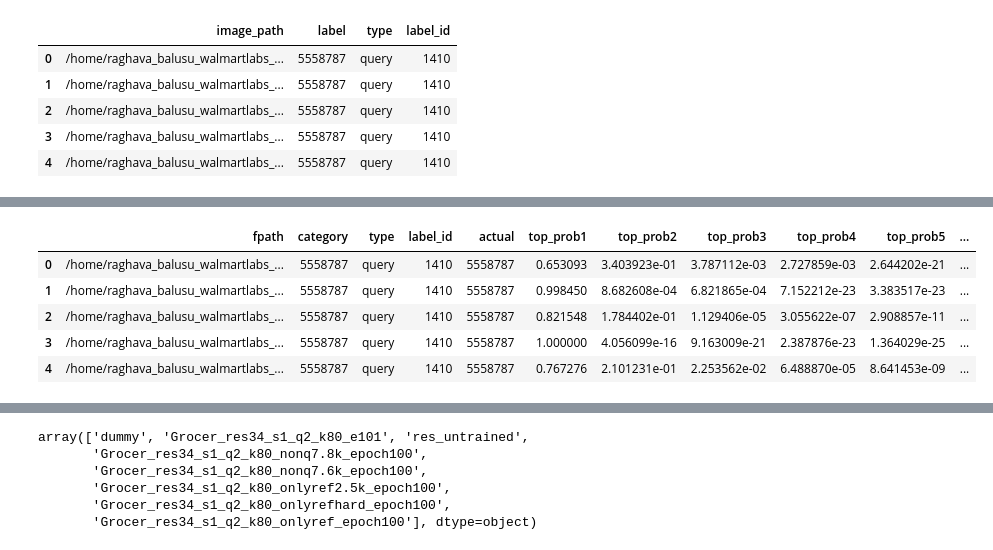
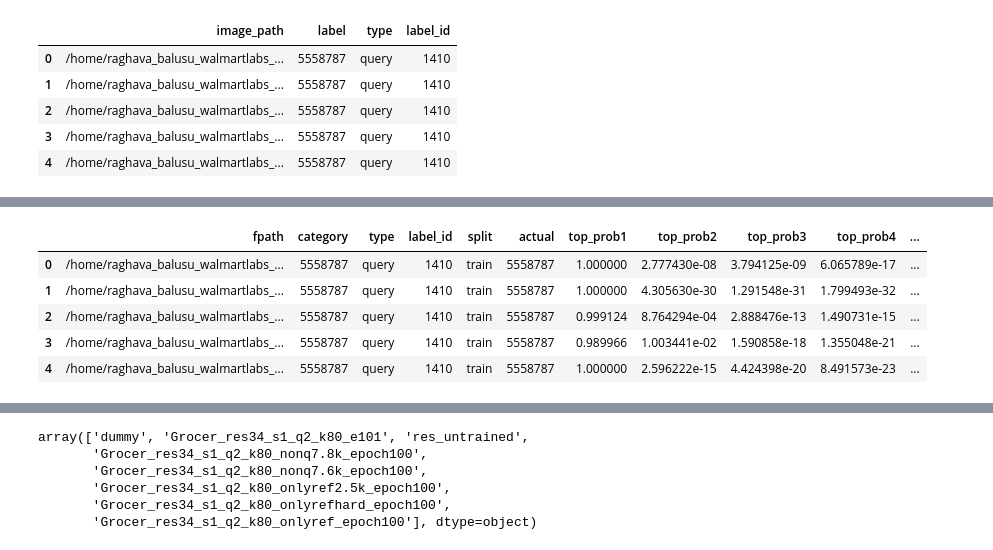
Before and after one commit to raghavab1992/protonet-fine-grained-clf, a Jupyter notebook: app/whale/BrainCorpDataset_ProtoNet.ipynb, the cells around one changed output, grey strips where cells are left out. Saved outputs shown, nothing was run; the diff lists cells and outputs as text; code cells hidden in the pictures.

```diff
--- a/app/whale/BrainCorpDataset_ProtoNet.ipynb
+++ b/app/whale/BrainCorpDataset_ProtoNet.ipynb
@@ -301,7 +309,10 @@ class NShotTaskSampler_custom(Sampler):
                     batch.append(i)
 
             for k in episode_classes:
-                query = query_df[query_df['label_id'] == k].sample(self.q)
+                try :
+                    query = query_df[query_df['label_id'] == k].sample(self.q)
+                except:
+                    query = query_df[query_df['label_id'] == k].sample(self.q, replace=True)
                 for i, q in query.iterrows():
                     batch.append(i)
 
@@ -510,6 +539,6 @@ from config import DATA_PATH
 # %%
 # args.param_str = 'res_untrained'
-exp = f'{args.param_str}'#_epoch{args.n_epochs}'
+exp = f'{args.param_str}'.replace('_res34_s1_q10_k50','')#_epoch{args.n_epochs}'
 # exp = f'{args.param_str}_epoch{args.n_epochs}' + '_ref1.5k'
 # exp = 'res_untrained_ref1.5k'
 print(exp)
@@ -581,3 +610,6 @@ query_df.head()
 | 2 | /home/raghava_balusu_walmartlabs_... | 5558787 | query | 1410 |
 | 3 | /home/raghava_balusu_walmartlabs_... | 5558787 | query | 1410 |
 | 4 | /home/raghava_balusu_walmartlabs_... | 5558787 | query | 1410 |
+# %%
+query_df['split'] = 'valid'
+query_df.loc[query_df.image_path.isin(trn_qimgs), 'split'] = 'train'
@@ -599,8 +637,8 @@ def get_dl(df, folder, SZ=SZ, batch_size=256, augment='test', normalize='imagene
 # 1. NORMAL RESULT
 # Make prototypes
 trn_dl = get_dl(proto_df, data_train)
-# model = feature_model
-model = get_model_fn(device=device, weight_file=weight_file)
+model = feature_model
+# model = get_model_fn(device=device, weight_file=weight_file)
 proto_net = ExtModelProtoNetClf(model, trn_dl.dataset.classes, device)
 proto_net.make_prototypes(trn_dl)
 # %% [output]
@@ -636,26 +674,26 @@ Index(['image_path', 'label', 'type', 'label_id'], dtype='object')
 # %%
-query_df.columns = ['fpath', 'category', 'type', 'label_id']
+query_df.columns = ['fpath', 'category', 'type', 'label_id', 'split']
 
 query_df['actual'] = query_df['category']
 
 for i in range(5):
     query_df[f'top_prob'+str(i+1)] = top5probs[:, i]
 
 for i in range(5):
     query_df[f'top_cat'+str(i+1)] = le.inverse_transform(top5labels[:, i])
 
 query_df['pred_cat'] = query_df['top_cat1']
 
 query_df['exp'] = exp
 
 query_df.head()
 # %% [output]
-|  | fpath | category | type | label_id | actual | top_prob1 | top_prob2 | top_prob3 | top_prob4 | top_prob5 | ... |
-| 0 | /home/raghava_balusu_walmartlabs_... | 5558787 | query | 1410 | 5558787 | 0.653093 | 3.403923e-01 | 3.787112e-03 | 2.727859e-03 | 2.644202e-21 | ... |
-| 1 | /home/raghava_balusu_walmartlabs_... | 5558787 | query | 1410 | 5558787 | 0.998450 | 8.682608e-04 | 6.821865e-04 | 7.152212e-23 | 3.383517e-23 | ... |
-| 2 | /home/raghava_balusu_walmartlabs_... | 5558787 | query | 1410 | 5558787 | 0.821548 | 1.784402e-01 | 1.129406e-05 | 3.055622e-07 | 2.908857e-11 | ... |
-| 3 | /home/raghava_balusu_walmartlabs_... | 5558787 | query | 1410 | 5558787 | 1.000000 | 4.056099e-16 | 9.163009e-21 | 2.387876e-23 | 1.364029e-25 | ... |
-| 4 | /home/raghava_balusu_walmartlabs_... | 5558787 | query | 1410 | 5558787 | 0.767276 | 2.101231e-01 | 2.253562e-02 | 6.488870e-05 | 8.641453e-09 | ... |
+|  | fpath | category | type | label_id | split | actual | top_prob1 | top_prob2 | top_prob3 | top_prob4 | ... |
+| 0 | /home/raghava_balusu_walmartlabs_... | 5558787 | query | 1410 | train | 5558787 | 1.000000 | 2.777430e-08 | 3.794125e-09 | 6.065789e-17 | ... |
+| 1 | /home/raghava_balusu_walmartlabs_... | 5558787 | query | 1410 | train | 5558787 | 1.000000 | 4.305630e-30 | 1.291548e-31 | 1.799493e-32 | ... |
+| 2 | /home/raghava_balusu_walmartlabs_... | 5558787 | query | 1410 | train | 5558787 | 0.999124 | 8.764294e-04 | 2.888476e-13 | 1.490731e-15 | ... |
+| 3 | /home/raghava_balusu_walmartlabs_... | 5558787 | query | 1410 | train | 5558787 | 0.989966 | 1.003441e-02 | 1.590858e-18 | 1.355048e-21 | ... |
+| 4 | /home/raghava_balusu_walmartlabs_... | 5558787 | query | 1410 | train | 5558787 | 1.000000 | 2.596222e-15 | 4.424398e-20 | 8.491573e-23 | ... |
 # %%
 query_df['fpath'] = query_df.fpath.map(lambda x : '/Users/r0b03m2/Desktop/Work/braincorp_data/query_images/' + Path(x).name)
 
```
Also changed, not shown: parts of 42 cells of this notebook.
